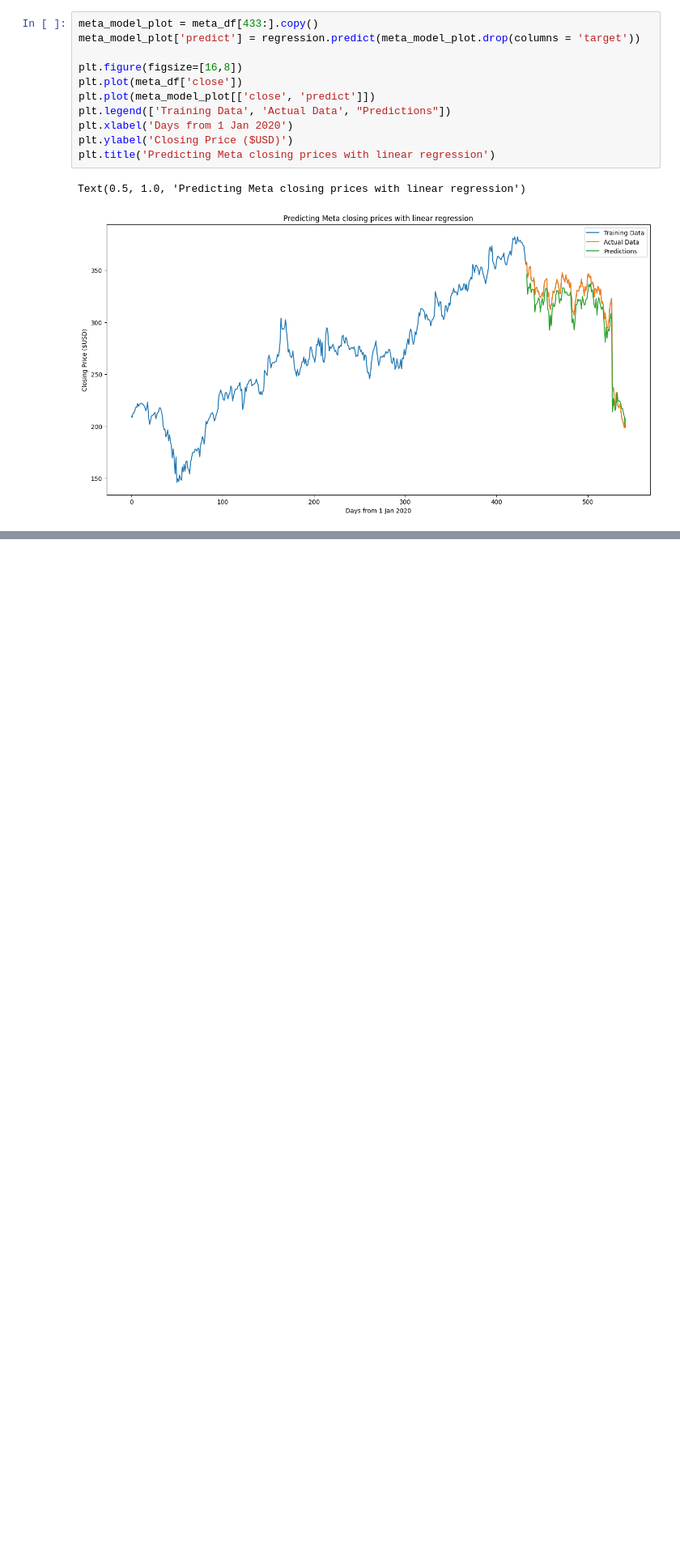
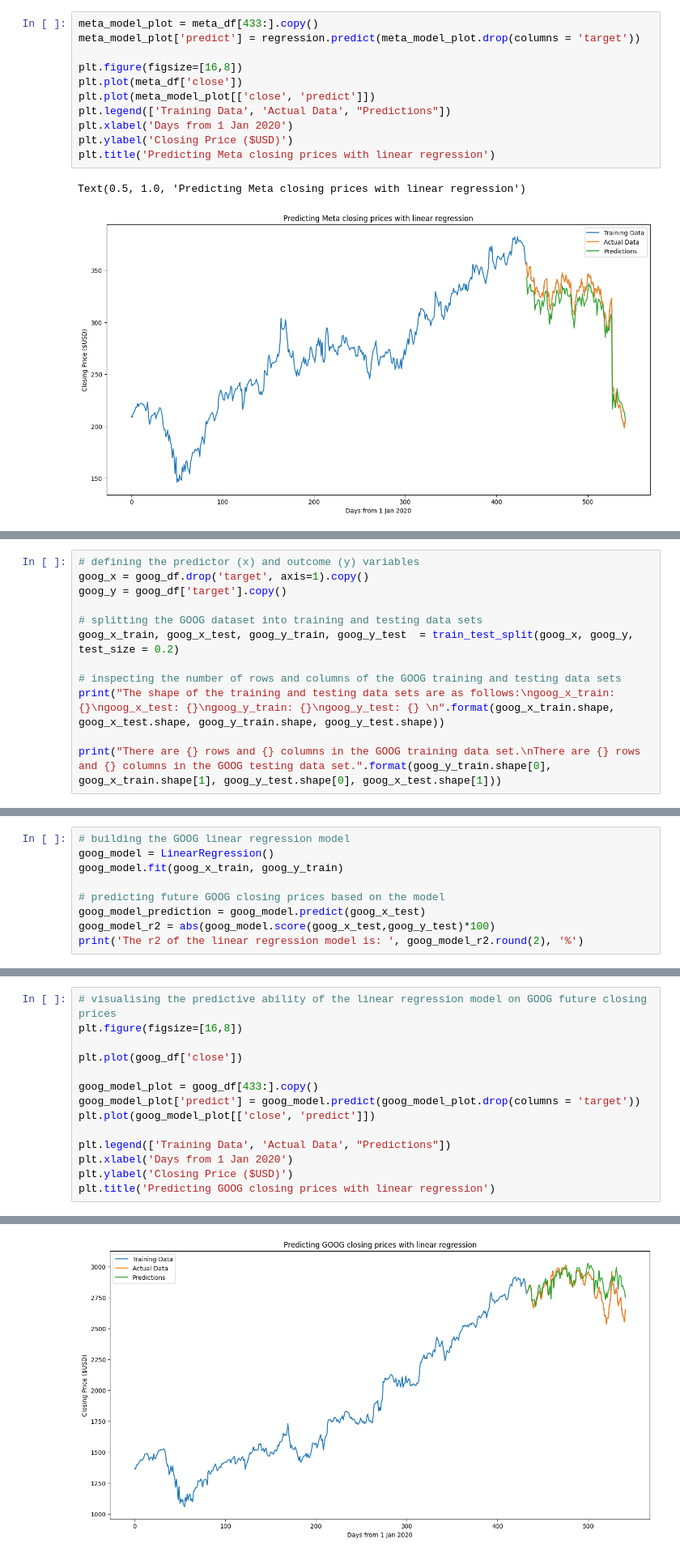
Before and after one commit to clarissa-lo/stocks-prediction, a Jupyter notebook: stock-prediction.ipynb, the cells around one changed output, grey strips where cells are left out. Shown at 81% size. Drawn from its saved outputs; the diff is of its cells as text; blank space fills up the shorter version.

```diff
--- a/stock-prediction.ipynb
+++ b/stock-prediction.ipynb
@@ -82,0 +190,12 @@ To conclude, linear regression was used to predict Meta closing prices according
+# %%
+# defining the predictor (x) and outcome (y) variables
+goog_x = goog_df.drop('target', axis=1).copy()
+goog_y = goog_df['target'].copy()
+
+# splitting the GOOG dataset into training and testing data sets
+goog_x_train, goog_x_test, goog_y_train, goog_y_test  = train_test_split(goog_x, goog_y, test_size = 0.2)
+
+# inspecting the number of rows and columns of the GOOG training and testing data sets
+print("The shape of the training and testing data sets are as follows:\ngoog_x_train: {}\ngoog_x_test: {}\ngoog_y_train: {}\ngoog_y_test: {} \n".format(goog_x_train.shape, goog_x_test.shape, goog_y_train.shape, goog_y_test.shape))
+
+print("There are {} rows and {} columns in the GOOG training data set.\nThere are {} rows and {} columns in the GOOG testing data set.".format(goog_y_train.shape[0], goog_x_train.shape[1], goog_y_test.shape[0], goog_x_test.shape[1]))
@@ -82,0 +211,9 @@ To conclude, linear regression was used to predict Meta closing prices according
+# %%
+# building the GOOG linear regression model
+goog_model = LinearRegression()
+goog_model.fit(goog_x_train, goog_y_train)
+
+# predicting future GOOG closing prices based on the model
+goog_model_prediction = goog_model.predict(goog_x_test)
+goog_model_r2 = abs(goog_model.score(goog_x_test,goog_y_test)*100)
+print('The r2 of the linear regression model is: ', goog_model_r2.round(2), '%')
@@ -82,0 +222,15 @@ To conclude, linear regression was used to predict Meta closing prices according
+# %%
+# visualising the predictive ability of the linear regression model on GOOG future closing prices
+plt.figure(figsize=[16,8])
+
+plt.plot(goog_df['close'])
+
+goog_model_plot = goog_df[433:].copy()
+goog_model_plot['predict'] = goog_model.predict(goog_model_plot.drop(columns = 'target'))
+plt.plot(goog_model_plot[['close', 'predict']])
+
+plt.legend(['Training Data', 'Actual Data', "Predictions"])
+plt.xlabel('Days from 1 Jan 2020')
+plt.ylabel('Closing Price ($USD)')
+plt.title('Predicting GOOG closing prices with linear regression')
+# %% [output]
@@ -82,0 +238 @@ To conclude, linear regression was used to predict Meta closing prices according
+[figure, added]
```
Also changed, not shown: parts of 22 cells of this notebook.
